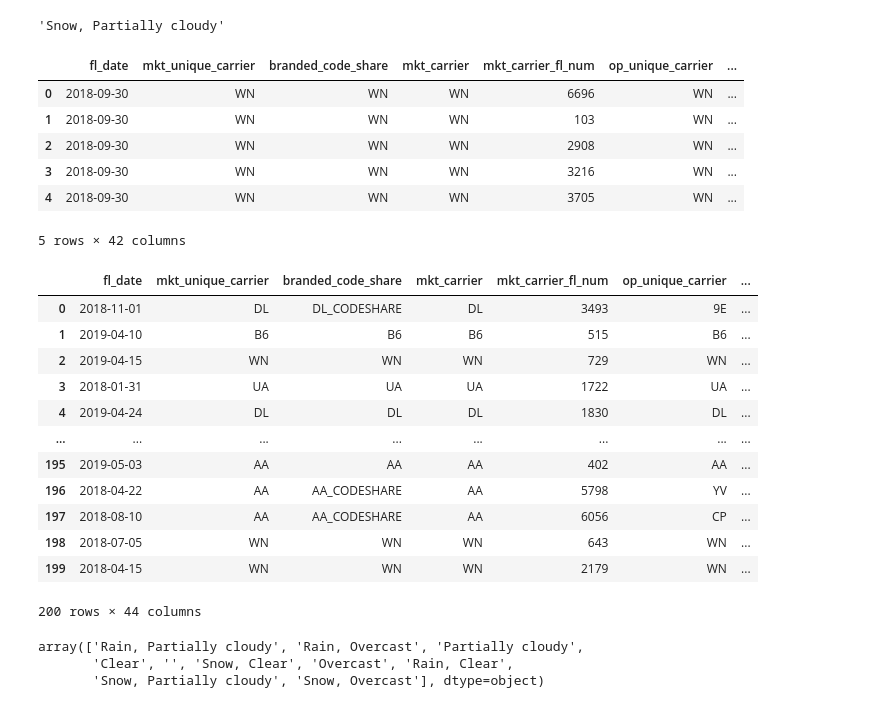
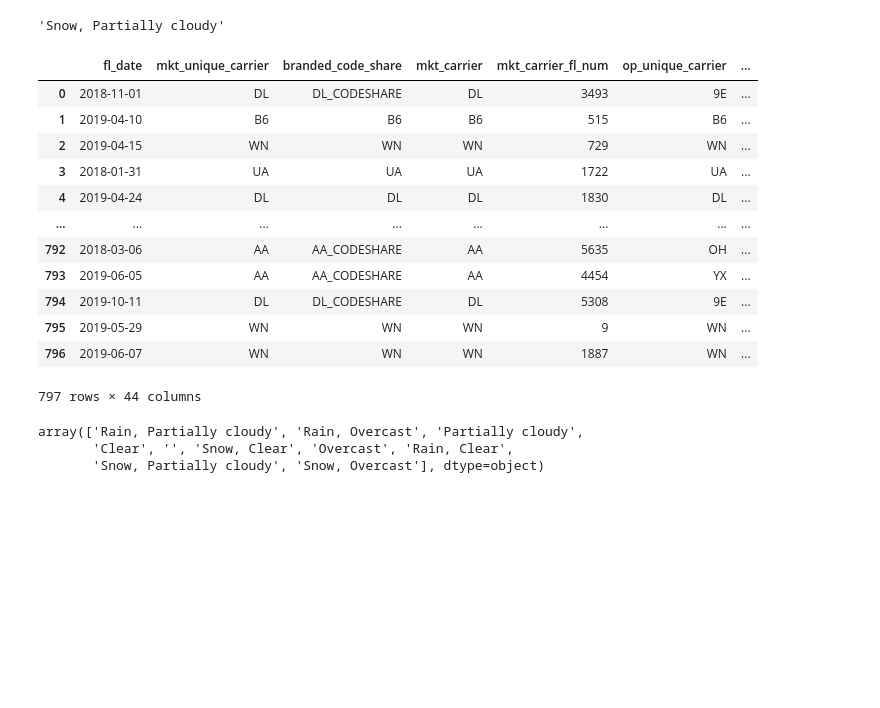
Before and after one commit to safwaanh/lhl_data_midterm, a Jupyter notebook: LHL-midterm-task3.ipynb, the cells around one changed output. Drawn from its saved outputs; the diff is of its cells as text; code cells hidden in the pictures; blank space fills up the shorter version.

```diff
--- a/LHL-midterm-task3.ipynb
+++ b/LHL-midterm-task3.ipynb
@@ -90,6 +87,6 @@ def weather(date, city, state):
     return data['locations'][f'{city},{state},US']['values'][0]['conditions']
 # %%
 # update with new flights dataset each day
-test = flights1.iloc[:200]
+test = flights4.iloc[:200]
 # %%
 origin_weather = []
@@ -108,29 +105,20 @@ weather1 = weather1[['original_index','origin_weather']]
 # %%
 #concatenate weather iterations together
-weather = pd.concat(['weather1','weather2','weather3','weather4'],ignore_index=True)
+weather = pd.concat([weather1,weather2,weather3,weather4],ignore_index=True)
-# %% [output]
-|  | fl_date | mkt_unique_carrier | branded_code_share | mkt_carrier | mkt_carrier_fl_num | op_unique_carrier | ... |
-| 0 | 2018-09-30 | WN | WN | WN | 6696 | WN | ... |
-| 1 | 2018-09-30 | WN | WN | WN | 103 | WN | ... |
-| 2 | 2018-09-30 | WN | WN | WN | 2908 | WN | ... |
-| 3 | 2018-09-30 | WN | WN | WN | 3216 | WN | ... |
-| 4 | 2018-09-30 | WN | WN | WN | 3705 | WN | ... |
-5 rows × 42 columns
 # %%
-flights_weather = pd.merge(flights,weather1,left_index=True, right_on='original_index', how='right')
+flights_weather = pd.merge(flights,weather,left_index=True, right_on='original_index', how='right')
+flights_weather
+# %% [output]
+|  | fl_date | mkt_unique_carrier | branded_code_share | mkt_carrier | mkt_carrier_fl_num | op_unique_carrier | ... |
+| 0 | 2018-11-01 | DL | DL_CODESHARE | DL | 3493 | 9E | ... |
+| 1 | 2019-04-10 | B6 | B6 | B6 | 515 | B6 | ... |
+| 2 | 2019-04-15 | WN | WN | WN | 729 | WN | ... |
+| 3 | 2018-01-31 | UA | UA | UA | 1722 | UA | ... |
+| 4 | 2019-04-24 | DL | DL | DL | 1830 | DL | ... |
+| ... | ... | ... | ... | ... | ... | ... | ... |
+| 792 | 2018-03-06 | AA | AA_CODESHARE | AA | 5635 | OH | ... |
+| 793 | 2019-06-05 | AA | AA_CODESHARE | AA | 4454 | YX | ... |
+| 794 | 2019-10-11 | DL | DL_CODESHARE | DL | 5308 | 9E | ... |
+| 795 | 2019-05-29 | WN | WN | WN | 9 | WN | ... |
+| 796 | 2019-06-07 | WN | WN | WN | 1887 | WN | ... |
+797 rows × 44 columns
-# %%
-flights_weather
-# %% [output]
-|  | fl_date | mkt_unique_carrier | branded_code_share | mkt_carrier | mkt_carrier_fl_num | op_unique_carrier | ... |
-| 0 | 2018-11-01 | DL | DL_CODESHARE | DL | 3493 | 9E | ... |
-| 1 | 2019-04-10 | B6 | B6 | B6 | 515 | B6 | ... |
-| 2 | 2019-04-15 | WN | WN | WN | 729 | WN | ... |
-| 3 | 2018-01-31 | UA | UA | UA | 1722 | UA | ... |
-| 4 | 2019-04-24 | DL | DL | DL | 1830 | DL | ... |
-| ... | ... | ... | ... | ... | ... | ... | ... |
-| 195 | 2019-05-03 | AA | AA | AA | 402 | AA | ... |
-| 196 | 2018-04-22 | AA | AA_CODESHARE | AA | 5798 | YV | ... |
-| 197 | 2018-08-10 | AA | AA_CODESHARE | AA | 6056 | CP | ... |
-| 198 | 2018-07-05 | WN | WN | WN | 643 | WN | ... |
-| 199 | 2018-04-15 | WN | WN | WN | 2179 | WN | ... |
-200 rows × 44 columns
```
Also changed, not shown: parts of 46 cells of this notebook, 10 other files.
